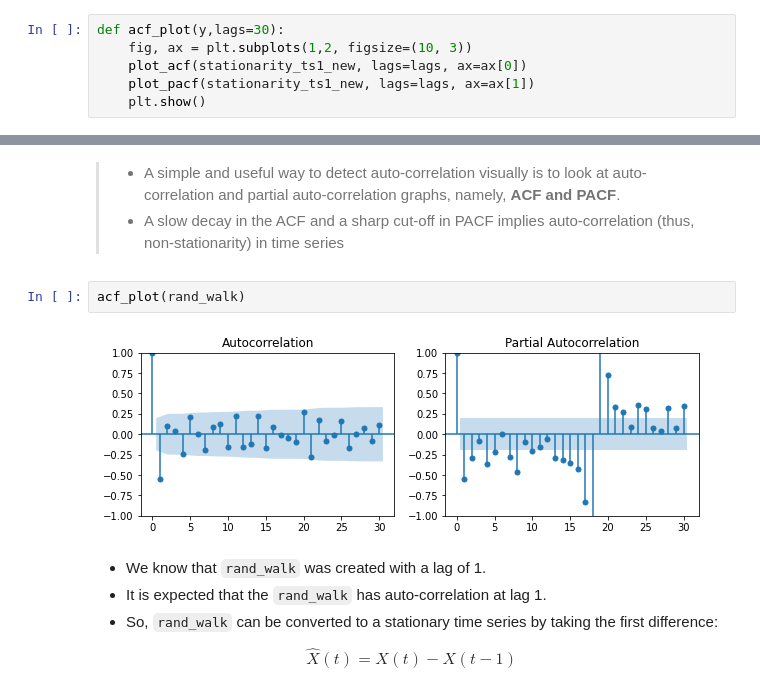
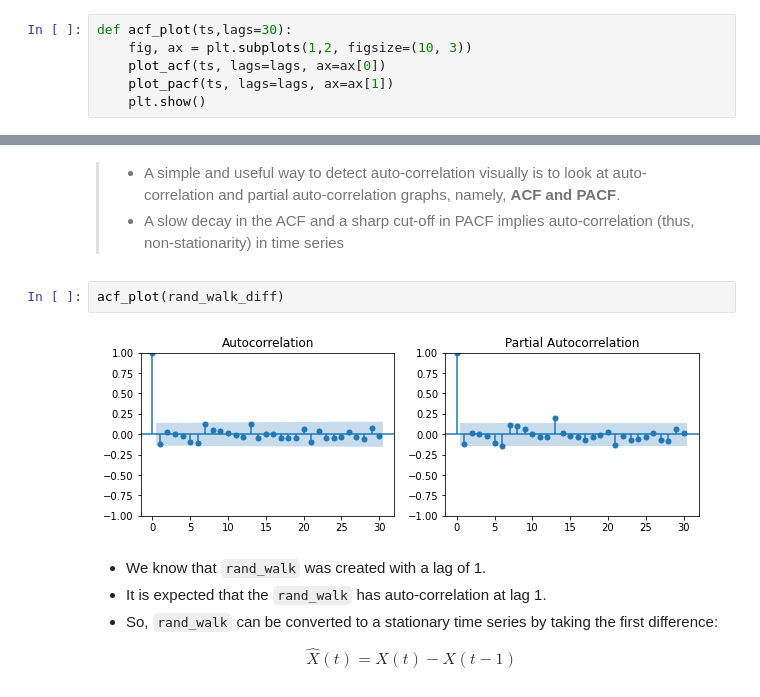
Before and after one commit to nsydn/ise043_tsaf, a Jupyter notebook: ise043_tsaf_2425f_2_stationarity.ipynb, the cells around one changed output, grey strips where cells are left out. Drawn from its saved outputs; the diff is of its cells as text.

```diff
--- a/ise043_tsaf_2425f_2_stationarity.ipynb
+++ b/ise043_tsaf_2425f_2_stationarity.ipynb
@@ -36,10 +36,10 @@ def ts_plot(x,y,title,xlabel="Time",ylabel="Value"):
     plt.ylabel(ylabel)
     plt.grid(alpha=0.3);
 # %%
-def acf_plot(y,lags=30):
+def acf_plot(ts,lags=30):
     fig, ax = plt.subplots(1,2, figsize=(10, 3))
-    plot_acf(stationarity_ts1_new, lags=lags, ax=ax[0])
-    plot_pacf(stationarity_ts1_new, lags=lags, ax=ax[1])
+    plot_acf(ts, lags=lags, ax=ax[0])
+    plot_pacf(ts, lags=lags, ax=ax[1])
     plt.show()
 # %% [markdown]
 ---
@@ -545,9 +547,9 @@ stationary.
 > *   A simple and useful way to detect auto-correlation visually is to look at auto-correlation and partial auto-correlation graphs, namely, **ACF and PACF**.
 > * A slow decay in the ACF and a sharp cut-off in PACF implies auto-correlation (thus, non-stationarity) in time series
 # %%
-acf_plot(rand_walk)
+acf_plot(rand_walk_diff)
 # %% [output]
-[figure, old version]
+[figure, new version]
 # %% [markdown]
 - We know that `rand_walk` was created with a lag of 1.
 - It is expected that the `rand_walk` has auto-correlation at lag 1.
```
Also changed, not shown: parts of 3 cells of this notebook.
